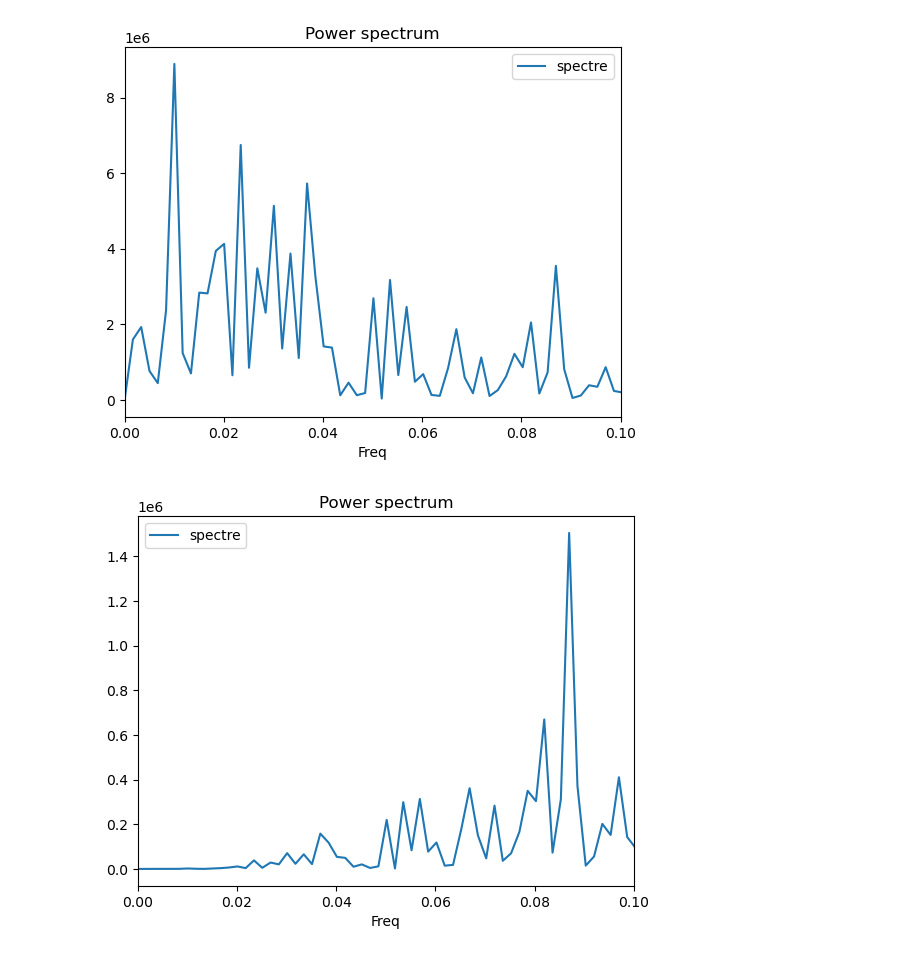
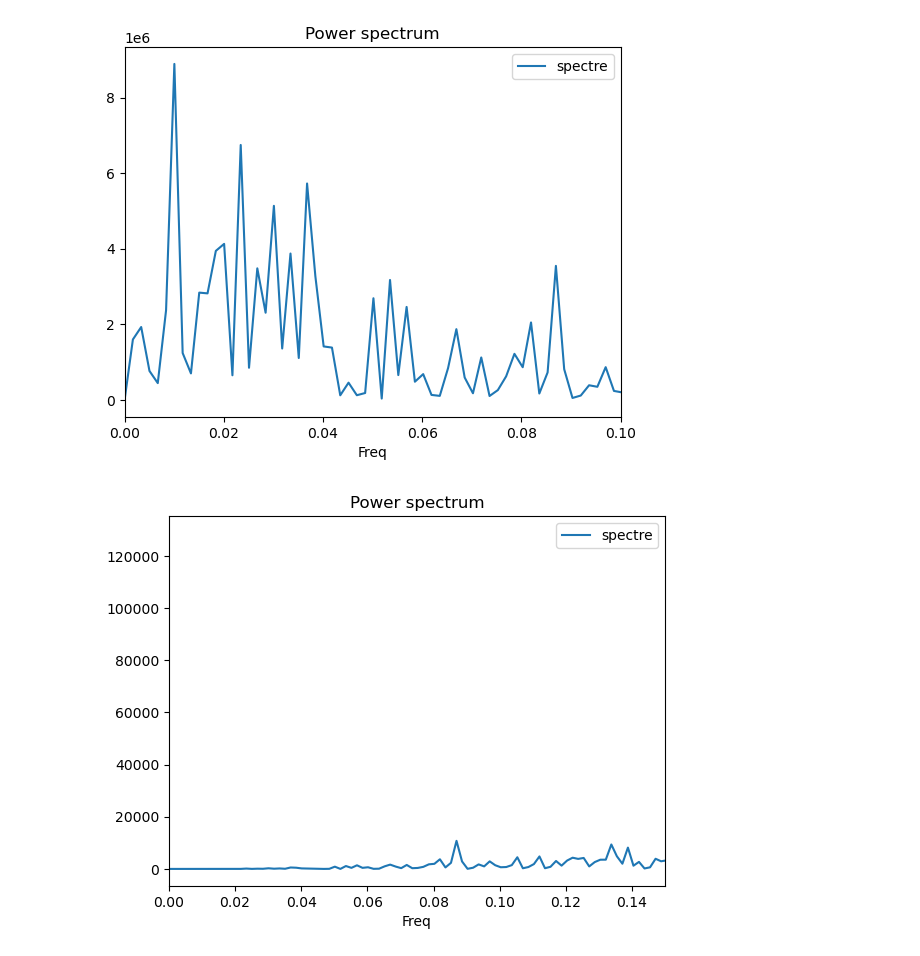
Before and after one commit to MIPLabCH/emoguide_gradients, a Jupyter notebook: 01_explore-loading.ipynb, the cells around one changed output. Saved outputs shown, nothing was run; the diff lists cells and outputs as text; code cells hidden in the pictures.

```diff
--- a/01_explore-loading.ipynb
+++ b/01_explore-loading.ipynb
@@ -381,7 +381,7 @@ from scipy.ndimage import gaussian_filter
 
 sigma = 50
 cutoff_freq = 1/(2*TR*sigma)
-newsigma = 2
+newsigma = 1
 newcutoff_freq = 1/(2*TR*newsigma)
 # sig_gauss = 1/np.sqrt(8*np.log(2)) * 1/(TR*cutoff_freq)
 # %%
@@ -430,9 +430,9 @@ plot_spectrum(tmp[:,0], ls=0, rs=0.1)
 # %% [output]
 [figure]
 # %%
-plot_spectrum(filt_sig, ls=0, rs=0.1)
+plot_spectrum(filt_sig, ls=0, rs=0.15)
 # %% [output]
-[figure, old version]
+[figure, new version]
 # %%
 from scipy.signal import butter, lfilter, filtfilt, freqz,welch
 
```
Also changed, not shown: parts of 3 cells of this notebook, 20 other files.
